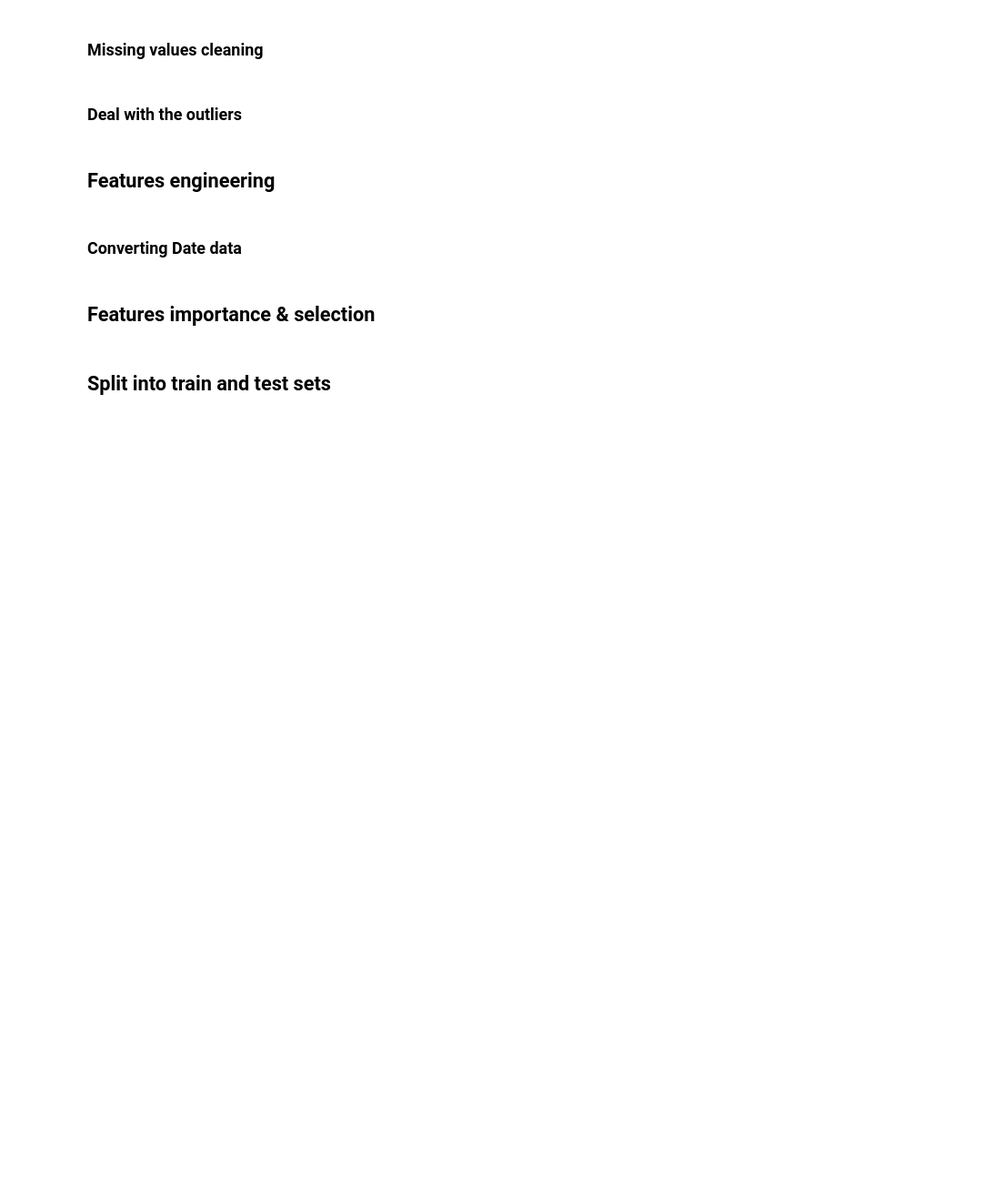
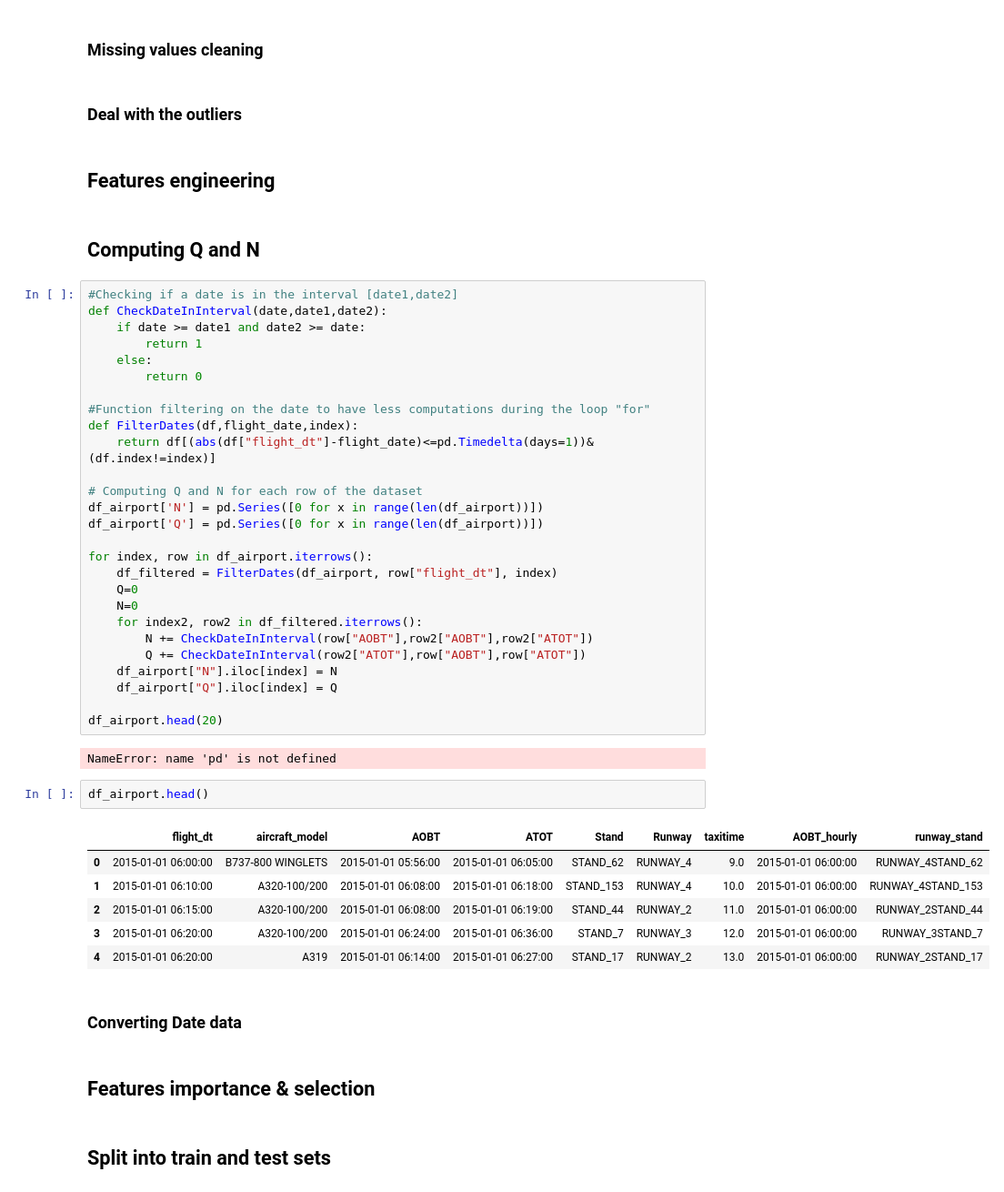
Before and after one commit to alazraq/taxi_time_prediction, a Jupyter notebook: TaxiTime - EDA.ipynb, the cells around one changed output. Shown at 91% size. Drawn from its saved outputs; the diff is of its cells as text; blank space fills up the shorter version.

Commit message:
Functions to compute N and Q

```diff
--- a/TaxiTime - EDA.ipynb
+++ b/TaxiTime - EDA.ipynb
@@ -326,6 +328,46 @@ plt.show()
 ### Deal with the outliers
 # %% [markdown]
 ## Features engineering
+# %% [markdown]
+## Computing Q and N
+# %%
+#Checking if a date is in the interval [date1,date2]
+def CheckDateInInterval(date,date1,date2):
+    if date >= date1 and date2 >= date:
+        return 1
+    else:
+        return 0
+
+#Function filtering on the date to have less computations during the loop "for"
+def FilterDates(df,flight_date,index):
+    return df[(abs(df["flight_dt"]-flight_date)<=pd.Timedelta(days=1))&(df.index!=index)]
+
+# Computing Q and N for each row of the dataset
+df_airport['N'] = pd.Series([0 for x in range(len(df_airport))])
+df_airport['Q'] = pd.Series([0 for x in range(len(df_airport))])
+
+for index, row in df_airport.iterrows():
+    df_filtered = FilterDates(df_airport, row["flight_dt"], index)
+    Q=0
+    N=0
+    for index2, row2 in df_filtered.iterrows():
+        N += CheckDateInInterval(row["AOBT"],row2["AOBT"],row2["ATOT"])
+        Q += CheckDateInInterval(row2["ATOT"],row["AOBT"],row["ATOT"])
+    df_airport["N"].iloc[index] = N
+    df_airport["Q"].iloc[index] = Q
+
+df_airport.head(20)
+# %% [output]
+NameError: name 'pd' is not defined
+# %%
+df_airport.head()
+# %% [output]
+|  | flight_dt | aircraft_model | AOBT | ATOT | Stand | Runway | taxitime | AOBT_hourly | runway_stand |
+| 0 | 2015-01-01 06:00:00 | B737-800 WINGLETS | 2015-01-01 05:56:00 | 2015-01-01 06:05:00 | STAND_62 | RUNWAY_4 | 9.0 | 2015-01-01 06:00:00 | RUNWAY_4STAND_62 |
+| 1 | 2015-01-01 06:10:00 | A320-100/200 | 2015-01-01 06:08:00 | 2015-01-01 06:18:00 | STAND_153 | RUNWAY_4 | 10.0 | 2015-01-01 06:00:00 | RUNWAY_4STAND_153 |
+| 2 | 2015-01-01 06:15:00 | A320-100/200 | 2015-01-01 06:08:00 | 2015-01-01 06:19:00 | STAND_44 | RUNWAY_2 | 11.0 | 2015-01-01 06:00:00 | RUNWAY_2STAND_44 |
+| 3 | 2015-01-01 06:20:00 | A320-100/200 | 2015-01-01 06:24:00 | 2015-01-01 06:36:00 | STAND_7 | RUNWAY_3 | 12.0 | 2015-01-01 06:00:00 | RUNWAY_3STAND_7 |
+| 4 | 2015-01-01 06:20:00 | A319 | 2015-01-01 06:14:00 | 2015-01-01 06:27:00 | STAND_17 | RUNWAY_2 | 13.0 | 2015-01-01 06:00:00 | RUNWAY_2STAND_17 |
 # %% [markdown]
 ### Converting Date data
 # %% [markdown]
```
Also changed, not shown: parts of 8 cells of this notebook.
